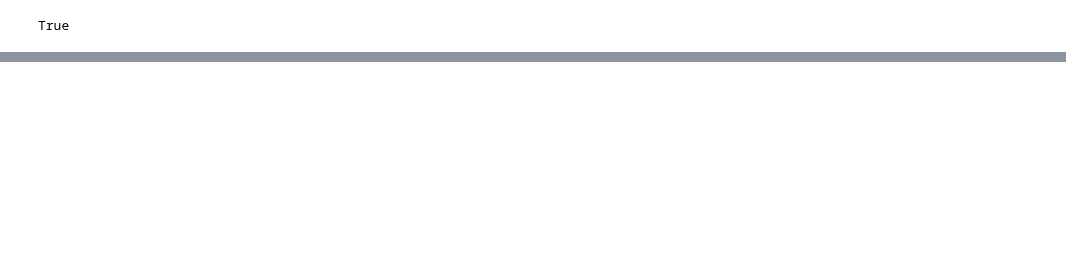
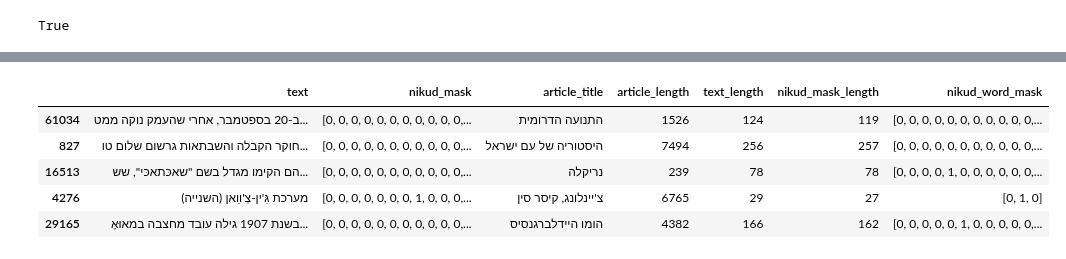
Before and after one commit to eitamyo/nlp_project, a Jupyter notebook: llm-mistral.ipynb, the cells around one changed output, grey strips where cells are left out. Cells and saved outputs as stored; diff of their text form; code cells hidden in the pictures; blank space fills up the shorter version.

```diff
--- a/llm-mistral.ipynb
+++ b/llm-mistral.ipynb
@@ -87,6 +86,15 @@ import pandas as pd
 
 filtered_df = pd.read_csv('./datasets/hewiki/hebrew_nikud_dataset_filtered_word_mask.csv')
 hewiki_sample = filtered_df.sample(1000)
+# %%
+hewiki_sample.head()
+# %% [output]
+|  | text | nikud_mask | article_title | article_length | text_length | nikud_mask_length | nikud_word_mask |
+| 61034 | ב-20 בספטמבר, אחרי שהעמק נוקה ממט... | [0, 0, 0, 0, 0, 0, 0, 0, 0, 0, 0,... | התנועה הדרומית | 1526 | 124 | 119 | [0, 0, 0, 0, 0, 0, 0, 0, 0, 0, 0,... |
+| 827 | חוקר הקבלה והשבתאות גרשום שלום טו... | [0, 0, 0, 0, 0, 0, 0, 0, 0, 0, 0,... | היסטוריה של עם ישראל | 7494 | 256 | 257 | [0, 0, 0, 0, 0, 0, 0, 0, 0, 0, 0,... |
+| 16513 | הם הקימו מגדל בשם "שאכּתאכּי", שש... | [0, 0, 0, 0, 0, 0, 0, 0, 0, 0, 0,... | נריקלה | 239 | 78 | 78 | [0, 0, 0, 0, 1, 0, 0, 0, 0, 0, 0,... |
+| 4276 | מערכת גִּ'ין-צְ'װַאן (השנייה) | [0, 0, 0, 0, 0, 0, 0, 1, 0, 0, 0,... | צ'יינלונג, קיסר סין | 6765 | 29 | 27 | [0, 1, 0] |
+| 29165 | בשנת 1907 גילה עובד מחצבה במאוּאֶ... | [0, 0, 0, 0, 0, 0, 0, 0, 0, 0, 0,... | הומו היידלברגנסיס | 4382 | 166 | 162 | [0, 0, 0, 0, 0, 1, 0, 0, 0, 0, 0,... |
 # %%
 import math
 from collections import Counter
```
Also changed, not shown: parts of 16 cells of this notebook, 1 other file.
